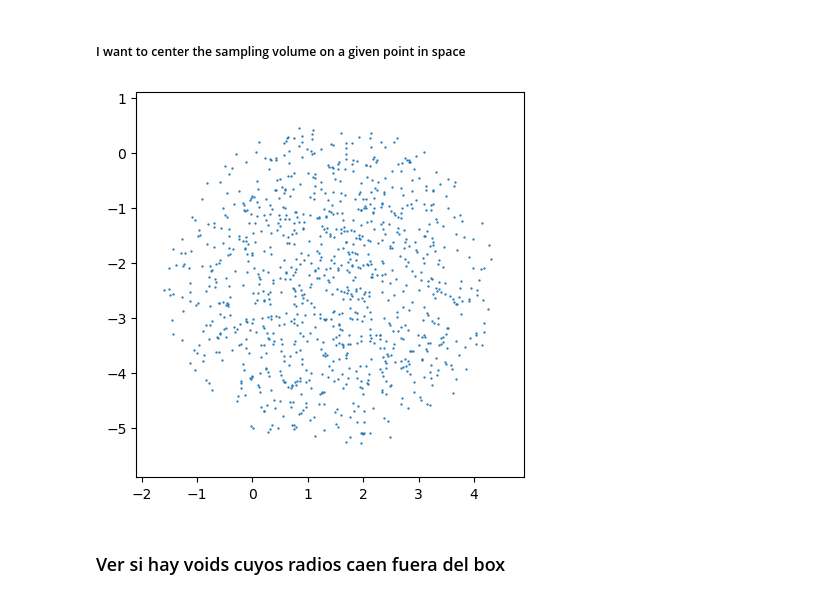
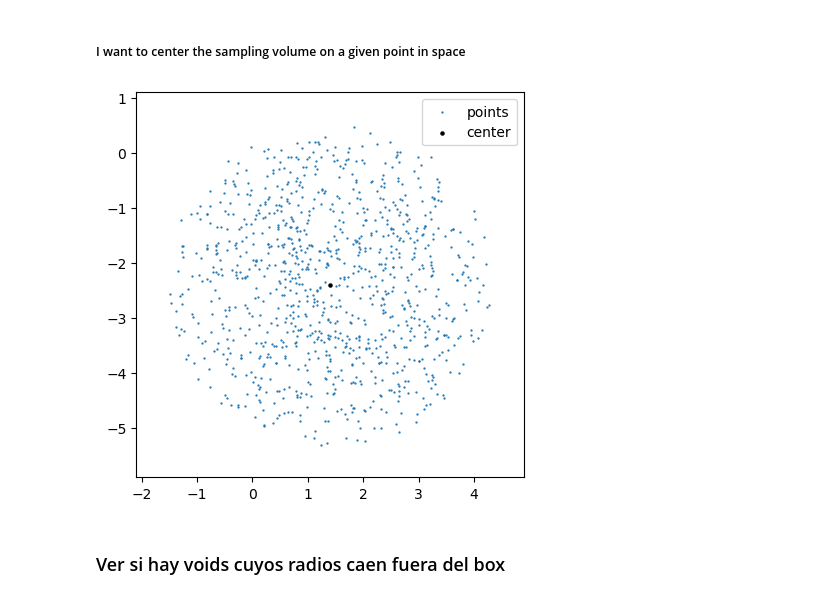
Before and after one commit to FedeDavilaKurban/VPF, a Jupyter notebook: test_cicstats_invoid.ipynb, the cells around one changed output. Cells and saved outputs as stored; diff of their text form; code cells hidden in the pictures.

```diff
--- a/test_cicstats_invoid.ipynb
+++ b/test_cicstats_invoid.ipynb
@@ -30,33 +30,58 @@ plt.show()
 # %% [markdown]
 ##### I want to center the sampling volume on a given point in space
 # %%
-import numpy as np
-import matplotlib.pyplot as plt
 
 n = 1000 #number of points to sample the volume
 R = 3 #radius of sphere
 
 #coords of center of void
 xv, yv, zv = 1.4, -2.4, 1.4
 
-phi = np.random.uniform(0,2*np.pi,n)
-costheta = np.random.uniform(-1,1,n)
-u = np.random.uniform(0,1,n)
+def uniform_sphereSampling(n,xv,yv,zv,R):
+    """
+    Sample spherical volume with uniform distribution of points
 
-theta = np.arccos(costheta)
-r = R*u**(1/3)
+    Args:
+        n (int): number of uniform points
+        xv (float): x-coordinate of center of sphere
+        yv (float): y-coordinate of center of sphere
+        zv (float): z-coordinate of center of sphere
+        R (float): radius of sphere
 
-x = r * np.sin(theta) * np.cos(phi) + xv
-y = r * np.sin(theta) * np.sin(phi) + yv
-z = r * np.cos(theta) + zv
+    Returns:
+        float: x-coordinate of points
+        float: y-coordinate of points
+        float: z-coordinate of points
+    """
+
+    import numpy as np
+
+    phi = np.random.uniform(0,2*np.pi,n)
+    costheta = np.random.uniform(-1,1,n)
+    u = np.random.uniform(0,1,n)
+
+    theta = np.arccos(costheta)
+    r = R*u**(1/3)
+
+    x = r * np.sin(theta) * np.cos(phi) + xv
+    y = r * np.sin(theta) * np.sin(phi) + yv
+    z = r * np.cos(theta) + zv
+
+    return x,y,z
+
+x,y,z = uniform_sphereSampling(n,xv,yv,zv,R)
+
+import matplotlib.pyplot as plt
 
 plt.figure(figsize=(5, 5))
-plt.scatter(x,y,s=.4)
+plt.scatter(x,y,s=.4,label='points')
+plt.scatter(xv,yv,s=5,marker='o',color='k',label='center')
 plt.xlim([xv-R-.5,xv+R+.5])
 plt.ylim([yv-R-.5,yv+R+.5])
+plt.legend()
 plt.show()
 # %% [output]
-[figure, old version]
+[figure, new version]
 # %% [markdown]
 ### Ver si hay voids cuyos radios caen fuera del box
 # %%
```
Also changed, not shown: parts of 2 cells of this notebook, 5 other files.
